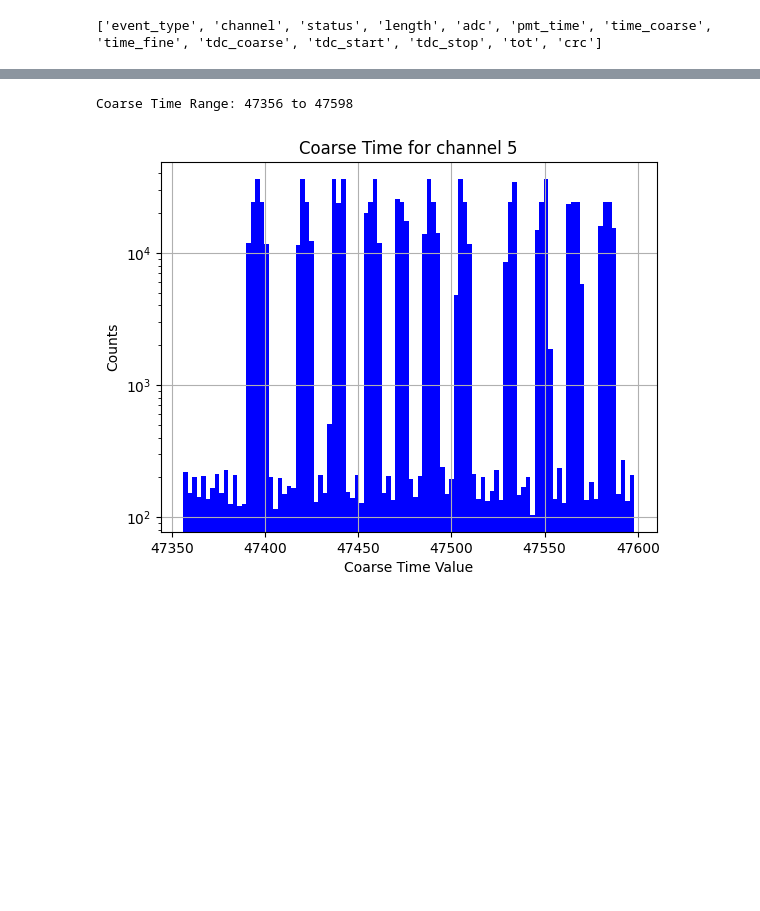
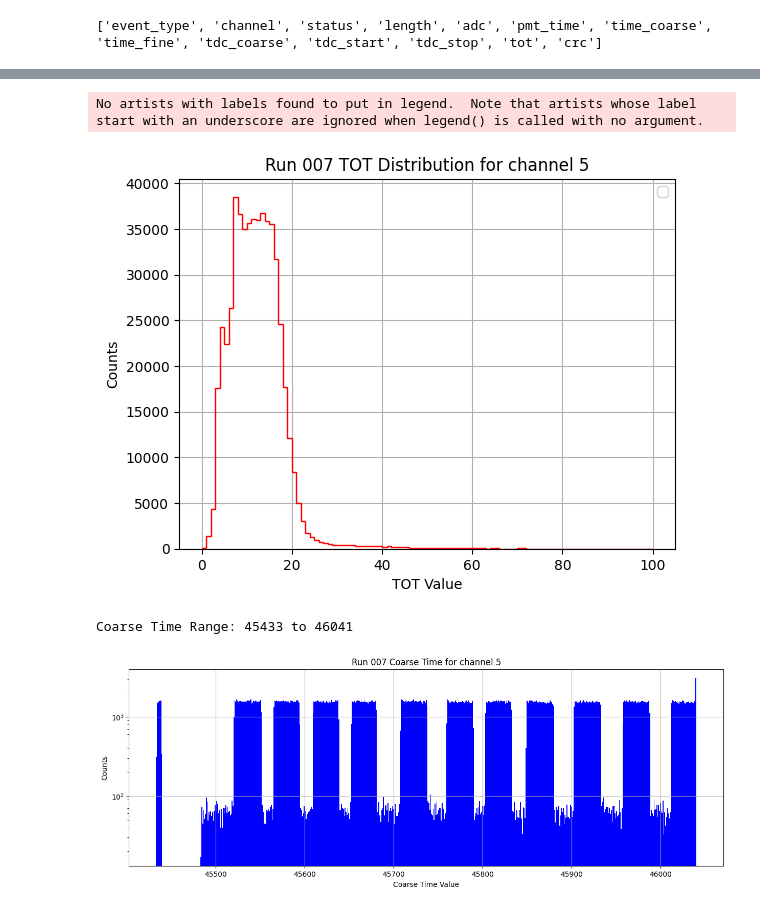
Before and after one commit to deankarlen/hk_fd2, a Jupyter notebook: explore_timing.ipynb, the cells around one changed output, grey strips where cells are left out. Cells and saved outputs as stored; diff of their text form; code cells hidden in the pictures; blank space fills up the shorter version.

```diff
--- a/explore_timing.ipynb
+++ b/explore_timing.ipynb
@@ -5,11 +5,14 @@ import matplotlib.pyplot as plt
 # %%
 # Set and select run information
 
-run = [6,7][0] # the run number to analyze
-channels = {6: [5], 7: [2,6,12]}[run] # the active PMT channels in this run
-time_shifts = {6: np.arange(0., 5.5, 0.5), 7: np.arange(0., 5.0, 0.05)}[run]  # the time shift in each block of data
-threshold = {6: 600, 7: 600}[run]  # the ADC threshold to consider a signal
-period = {6: 100000, 7: 100000}[run]  # the period of the LED flashes in ns
+run = [6,7,8][1] # the run number to analyze
+channels = {6: [5], 7: [5], 8: [5]}[run] # the active PMT channels in this run
+time_shifts = {6: np.arange(0., 5.5, 0.5),
+               7: np.arange(0., 5.5, 0.5),
+               8: np.arange(0., 5.5, 0.5)}[run]  # the time shift in each block of data
+threshold = {6: 600, 7: 60, 8: 60}[run]  # the ADC threshold to consider a signal
+period = {6: 100000, 7: 100000, 8: 100000}[run]  # the period of the LED flashes in ns
+run_coarse_starts = {6: 47370, 7: 45490, 8: 46975}[run]  # the starting coarse time for the run (since previous data is included in the file)
 
 print(f"Run {run}: channels = {channels}, time_shifts = [{', '.join(f'{ts:.2f}' for ts in time_shifts)}], threshold = {threshold}")
 # %% [output]
@@ -91,23 +97,43 @@ plt.show()
+# %%
+# plot tot distribution for the first active channel
+ic = 0
+mask = (channel_values == channels[ic])
+plt.hist(tot_values[mask], bins=100, range=(0, 100), histtype='step', color='red')
+# overlay a vertical line for the threshold
+# plt.axvline(threshold, color='black', linestyle='--', label='Threshold')
+plt.legend()
+#plt.yscale('log')
+plt.xlabel('TOT Value')
+plt.ylabel('Counts')
+plt.title(f'Run {run:03d} TOT Distribution for channel {channels[ic]}')
+plt.grid(True)
+plt.savefig(f'img/tot_distribution_run{run:03d}_chan{channels[ic]:02d}.png')
+plt.show()
+# %% [output]
+No artists with labels found to put in legend.  Note that artists whose label start with an underscore are ignored when legend() is called with no argument.
+[figure, added]
 # %%
 # plot the coarse time distribution
 ic = 0
 mask = (channel_values == channels[ic])
 
 time_coarse_min = np.min(time_coarse_values[mask])
 time_coarse_max = np.max(time_coarse_values[mask])
 print(f"Coarse Time Range: {time_coarse_min} to {time_coarse_max}")
 
-plt.hist(time_coarse_values[mask], bins=100, range=(time_coarse_min,time_coarse_max), color='blue')
+# make the plot wider
+plt.figure(figsize=(15, 5))
+plt.hist(time_coarse_values[mask], bins=np.arange(time_coarse_min,time_coarse_max,1), color='blue')
 plt.yscale('log')
 plt.xlabel('Coarse Time Value')
 plt.ylabel('Counts')
-plt.title(f'Coarse Time for channel {channels[ic]}')
+plt.title(f'Run {run:03d} Coarse Time for channel {channels[ic]}')
 plt.grid(True)
-plt.savefig(f'coarse_time_distribution_run{run:03d}_chan{channels[ic]:02d}.png')
+plt.savefig(f'img/coarse_time_distribution_run{run:03d}_chan{channels[ic]:02d}.png')
 plt.show()
 # %% [output]
-Coarse Time Range: 47356 to 47598
+Coarse Time Range: 45433 to 46041
-[figure, old version]
+[figure, new version]
 # %%
 # The data were taken in blocks with different time shifts as specified in time_shifts.
 # The blocks are clearly separated in the coarse time distribution with a very small number of entries in between.
```
Also changed, not shown: parts of 23 cells of this notebook, 2 other files.
